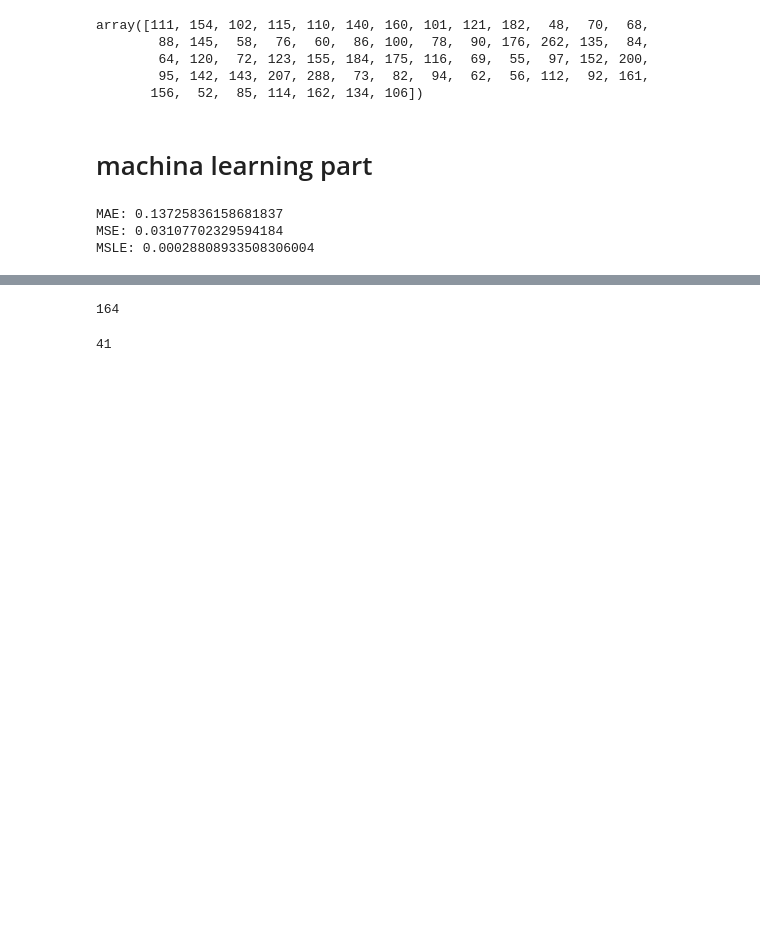
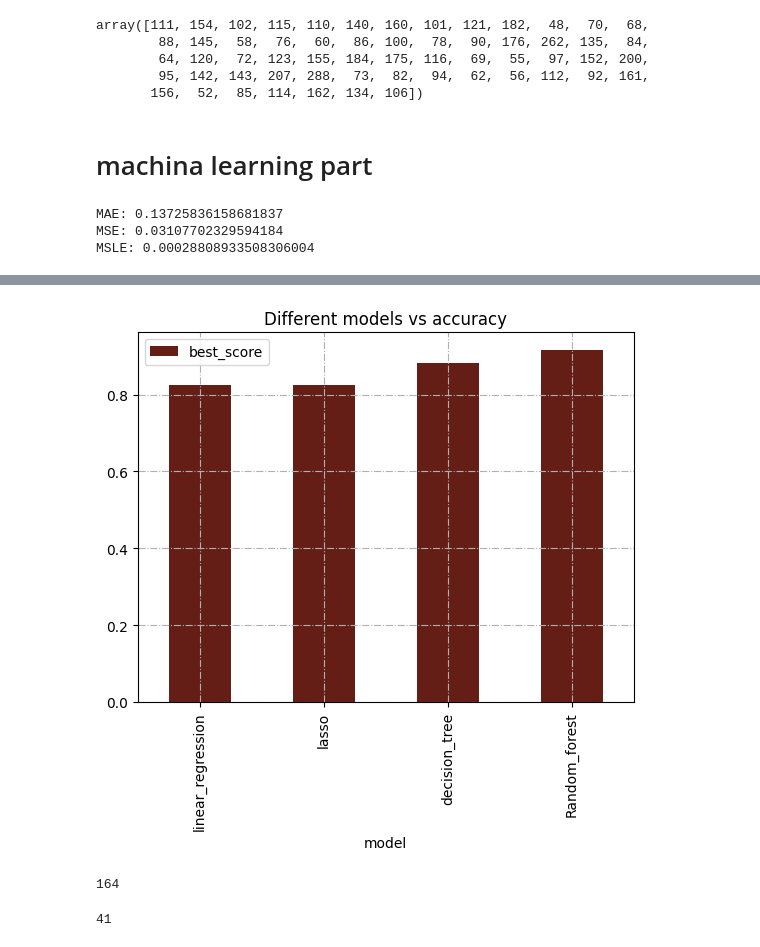
Before and after one commit to abdullaabdukulov/GM-Auto-cost, a Jupyter notebook: analys.ipynb, the cells around one changed output, grey strips where cells are left out. Drawn from its saved outputs; the diff is of its cells as text; code cells hidden in the pictures; blank space fills up the shorter version.

```diff
--- a/analys.ipynb
+++ b/analys.ipynb
@@ -224,2 +236,8 @@ model.fit(X, y, **kwargs)
+# %%
+result_map=result.drop(['best_params'],axis='columns')
+result_map.plot(x="model",y='best_score',kind='bar',color='#641E16',title='Different models vs accuracy')
+plt.grid(linestyle='-.')
+# %% [output]
+[figure, added]
 # %%
 from sklearn import linear_model
```
Also changed, not shown: parts of 5 cells of this notebook.
